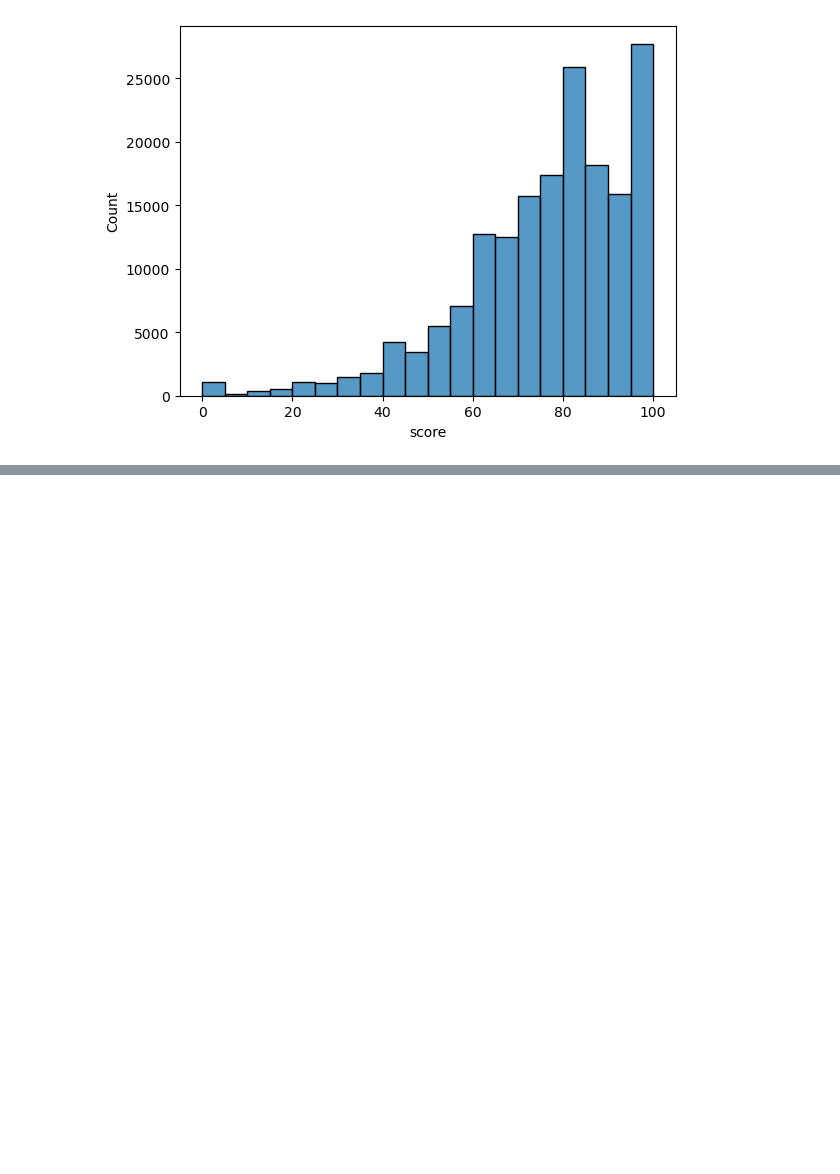
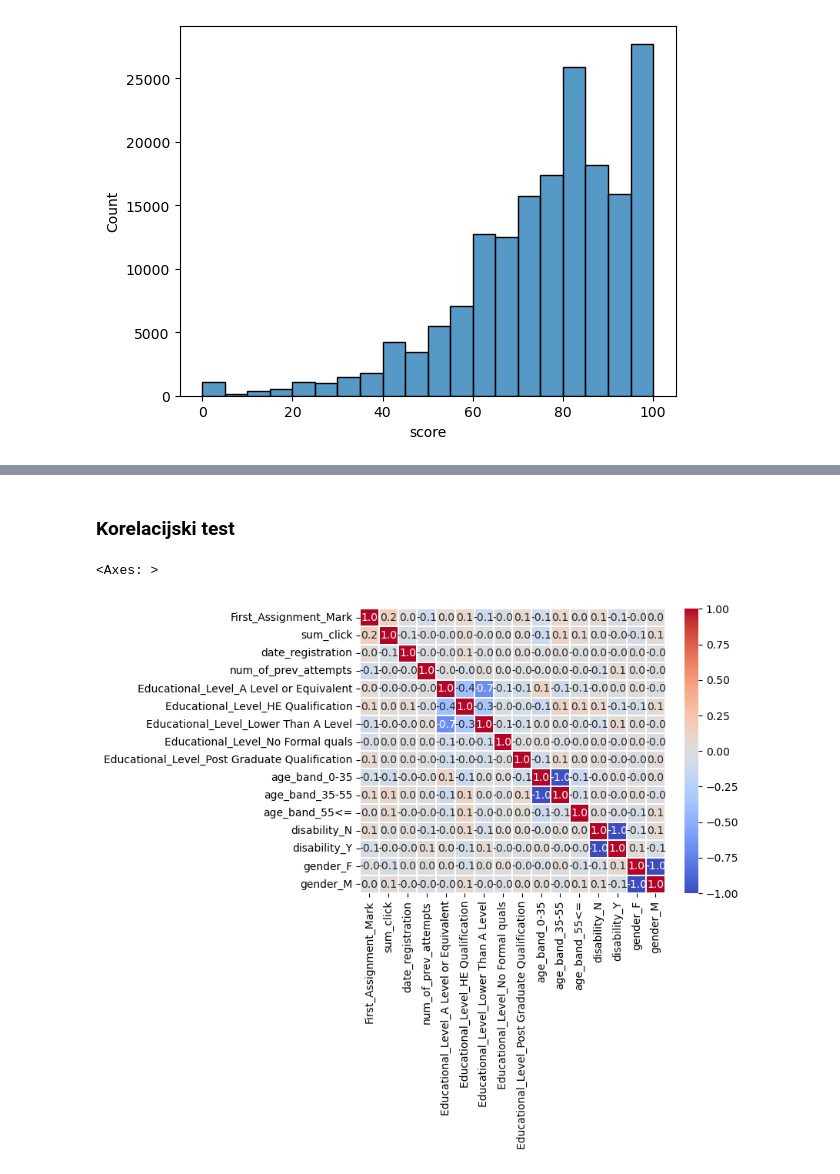
Before and after one commit to okresam/UZOP-Projekt, a Jupyter notebook: UZOP_Projekt.ipynb, the cells around one changed output, grey strips where cells are left out. Cells and saved outputs as stored; diff of their text form; code cells hidden in the pictures; blank space fills up the shorter version.

```diff
--- a/UZOP_Projekt.ipynb
+++ b/UZOP_Projekt.ipynb
@@ -654,0 +704,5 @@ plt.show()
+# %%
+analysis_df = first_assignment_mark.merge(clicks_till_course_starts_df, on=['id_student'])
+analysis_df = analysis_df.merge(studentRegistration[['id_student', 'code_module', 'code_presentation', 'date_registration']], on=['id_student', 'code_module', 'code_presentation'])
+analysis_df = analysis_df.merge(studentInfo[['id_student', 'code_module', 'code_presentation', 'Educational_Level', 'age_band', 'disability', 'gender', 'num_of_prev_attempts']], on=['id_student', 'code_module', 'code_presentation'])
+analysis_df
@@ -654,0 +723,4 @@ plt.show()
+# %%
+# merge podataka sa final_result
+data = pd.merge(analysis_df, studentInfo[['id_student', 'final_result', 'code_module', 'code_presentation']], on=['id_student', 'code_module', 'code_presentation'])
+data
@@ -654,0 +752,8 @@ plt.show()
+# %%
+"""
+label_encoder = LabelEncoder()
+data['Educational_Level'] = label_encoder.fit_transform(data['Educational_Level'])
+data['age_band'] = label_encoder.fit_transform(data['age_band'])
+data['disability'] = label_encoder.fit_transform(data['disability'])
+data['gender'] = label_encoder.fit_transform(data['gender'])
+"""
@@ -654,0 +764,14 @@ plt.show()
+# %%
+# definiramo enkoder
+encoder = OneHotEncoder(handle_unknown="ignore")
+encoder.fit(data[['Educational_Level', 'age_band', 'disability', 'gender']])
+# transformiramo podatke
+data_tmp = encoder.transform(data[['Educational_Level', 'age_band', 'disability', 'gender',]])
+data_tmp = pd.DataFrame(data_tmp.toarray(), columns=encoder.get_feature_names_out(['Educational_Level', 'age_band', 'disability', 'gender']))
+
+# spoji podatke
+data = pd.concat((data, data_tmp), axis=1)
+
+# izbaci nenumeričke stupce - ~ u ovom slučaju označava "not", odnosno uvjet bi se čitao kao "columns not in ['Name', ...]"
+data_tmp = data.loc[:, ~data.columns.isin(['id_student', 'code_module','code_presentation', 'Educational_Level', 'age_band', 'disability', 'gender'])].copy()
+data_tmp
@@ -654,0 +792,9 @@ plt.show()
+# %% [markdown]
+### Korelacijski test
+# %%
+data_tmp.loc[:, ~data_tmp.columns.isin(['final_result'])].corr()
+
+sns.heatmap(data_tmp.loc[:, data_tmp.columns != 'final_result'].corr(), annot=True, cmap='coolwarm', fmt=".1f", linewidths=0.1)
+# %% [output]
+<Axes: >
+[figure, added]
```
Also changed, not shown: parts of 47 cells of this notebook.
